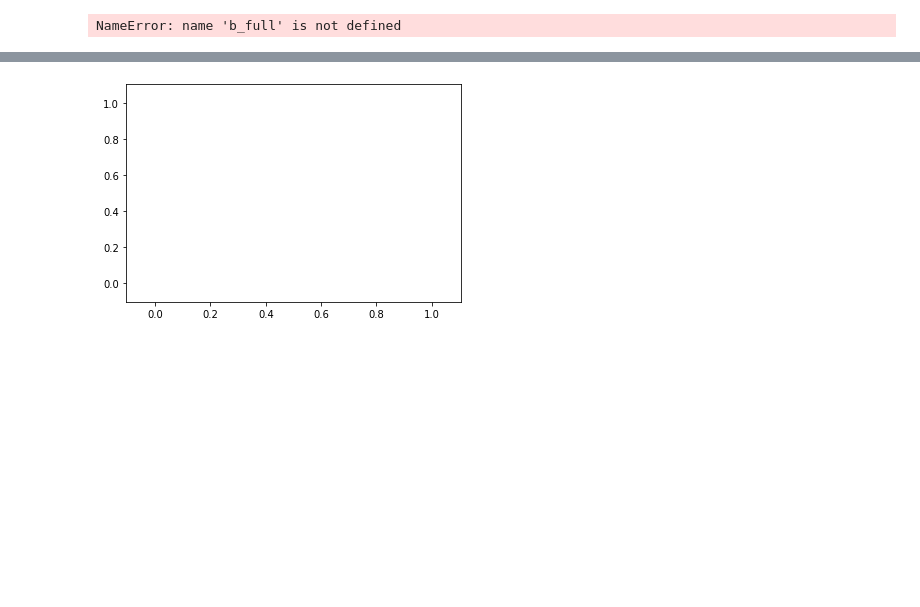
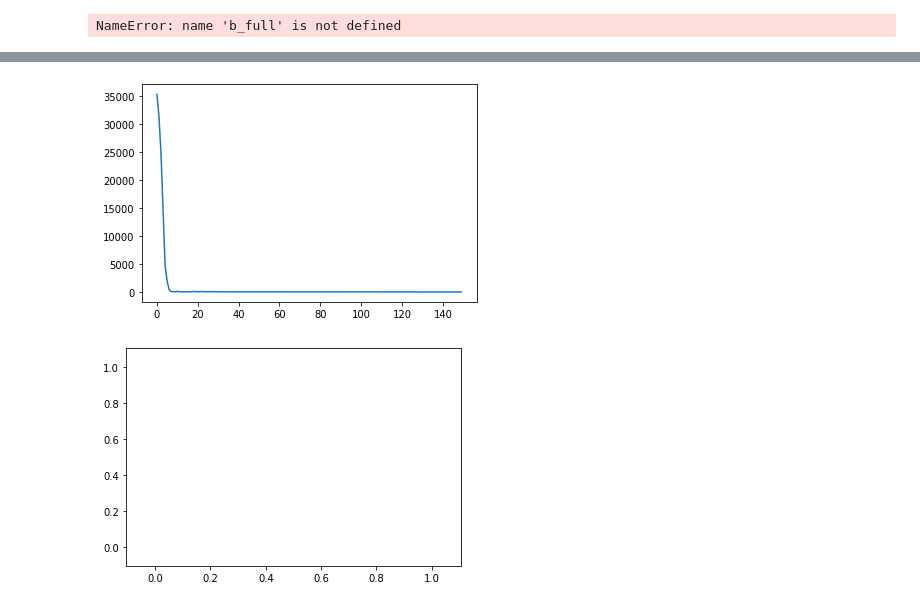
Before and after one commit to Emerson-Wenzel/BDL_final_project, a Jupyter notebook: Baysian_Logistic_regression_daniel.ipynb, the cells around one changed output, grey strips where cells are left out. Drawn from its saved outputs; the diff is of its cells as text; code cells hidden in the pictures; blank space fills up the shorter version.

```diff
--- a/Baysian_Logistic_regression_daniel.ipynb
+++ b/Baysian_Logistic_regression_daniel.ipynb
@@ -440,7 +440,7 @@ NameError: name 'b_full' is not defined
 # print(W_full)
 
 bnn = BNNBayesbyBackprop(prior_mu=0.0, prior_s=1.0, num_MC_samples=30, linear_regression=True, preset=False, classification=True)
-bnn.fit(X_train, y_train, plot=True, n_epochs=150, learning_rate=1e-2, batch_size=1000)
+bnn.fit(X_train, y_train, plot=True, n_epochs=150, learning_rate=1e-1, batch_size=1000)
 # %% [output]
 Data being saved in following file:
 logging.csv
@@ -462,3 +462,4 @@ Epoch:  22      Loss:  3406.6982        acc:  0.473
+[figure, added]
 # %%
 
 df = pd.read_csv("logging.csv")
```
Also changed, not shown: parts of 1 cell of this notebook.
